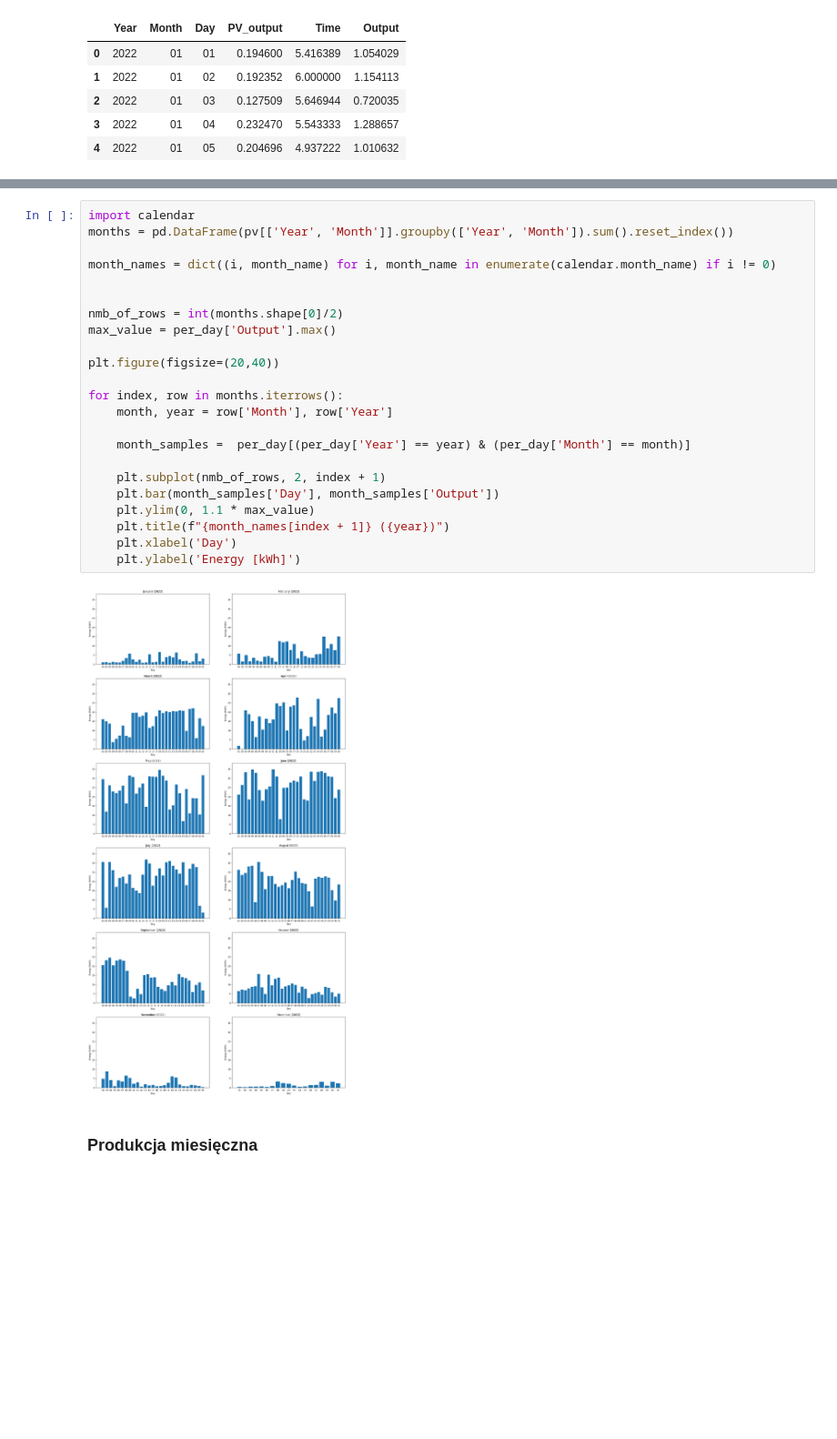
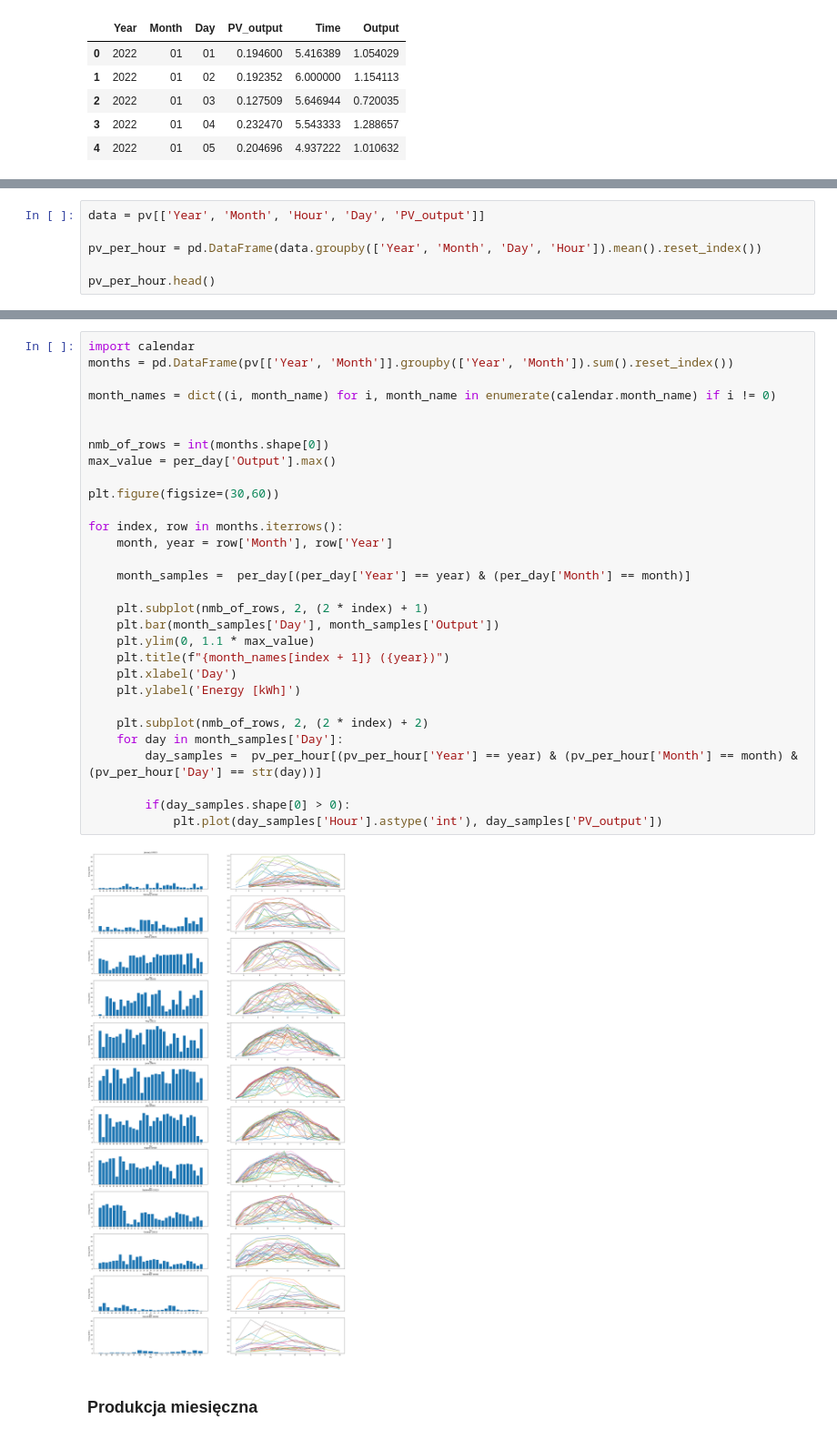
Before and after one commit to DanielSlusarczyk/Projekt-Dyplomowy, a Jupyter notebook: projekt.ipynb, the cells around one changed output, grey strips where cells are left out. Shown at 91% size. Saved outputs shown, nothing was run; the diff lists cells and outputs as text; blank space fills up the shorter version.

Commit message:
Added plot for daily production

```diff
--- a/projekt.ipynb
+++ b/projekt.ipynb
@@ -119,0 +122,6 @@ per_day.head()
+# %%
+data = pv[['Year', 'Month', 'Hour', 'Day', 'PV_output']]
+
+pv_per_hour = pd.DataFrame(data.groupby(['Year', 'Month', 'Day', 'Hour']).mean().reset_index())
+
+pv_per_hour.head()
@@ -120,28 +135,35 @@ per_day.head()
 # %%
 import calendar
 months = pd.DataFrame(pv[['Year', 'Month']].groupby(['Year', 'Month']).sum().reset_index())
 
 month_names = dict((i, month_name) for i, month_name in enumerate(calendar.month_name) if i != 0)
 
 
-nmb_of_rows = int(months.shape[0]/2)
+nmb_of_rows = int(months.shape[0])
 max_value = per_day['Output'].max()
 
-plt.figure(figsize=(20,40))
+plt.figure(figsize=(30,60))
 
 for index, row in months.iterrows():
     month, year = row['Month'], row['Year']
 
     month_samples =  per_day[(per_day['Year'] == year) & (per_day['Month'] == month)]
 
-    plt.subplot(nmb_of_rows, 2, index + 1)
+    plt.subplot(nmb_of_rows, 2, (2 * index) + 1)
     plt.bar(month_samples['Day'], month_samples['Output'])
     plt.ylim(0, 1.1 * max_value)
     plt.title(f"{month_names[index + 1]} ({year})")
     plt.xlabel('Day')
     plt.ylabel('Energy [kWh]')
+
+    plt.subplot(nmb_of_rows, 2, (2 * index) + 2)
+    for day in month_samples['Day']:
+        day_samples =  pv_per_hour[(pv_per_hour['Year'] == year) & (pv_per_hour['Month'] == month) & (pv_per_hour['Day'] == str(day))]
+
+        if(day_samples.shape[0] > 0):
+            plt.plot(day_samples['Hour'].astype('int'), day_samples['PV_output'])
 # %% [output]
-[figure, old version]
+[figure, new version]
 # %% [markdown]
 ### Produkcja miesięczna
 # %%
```
Also changed, not shown: parts of 2 cells of this notebook.
